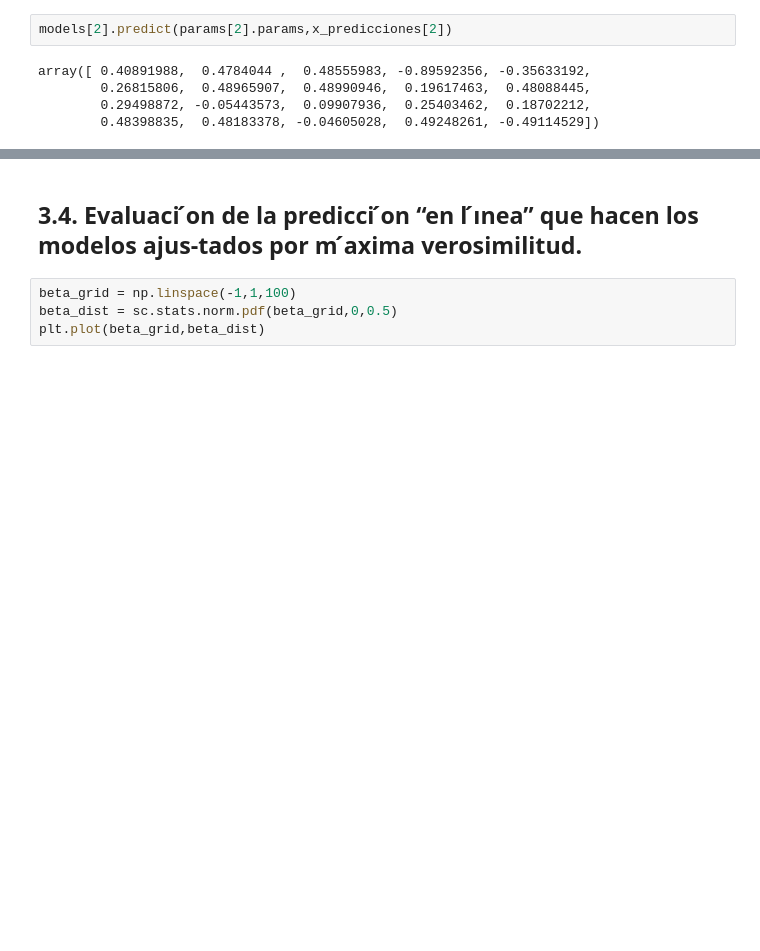
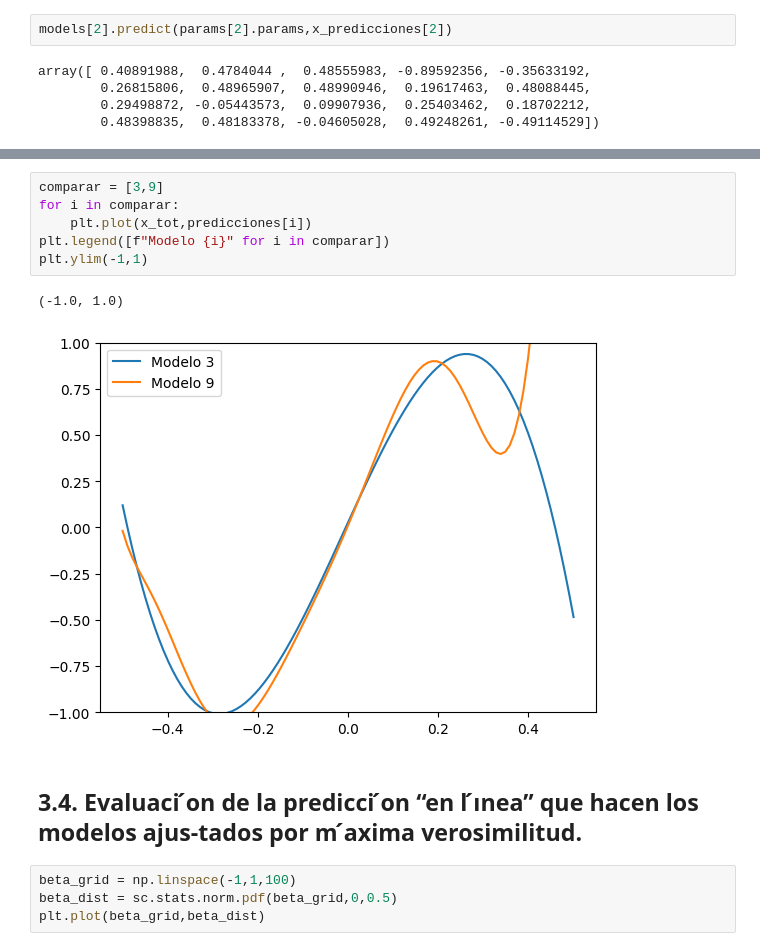
Before and after one commit to ulrich-marcelo/Inferencia-Bayesiana-Causal, a Jupyter notebook: Practicas/Unidad 1/guia1.ipynb, the cells around one changed output, grey strips where cells are left out. Saved outputs shown, nothing was run; the diff lists cells and outputs as text; blank space fills up the shorter version.

```diff
--- a/Practicas/Unidad 1/guia1.ipynb
+++ b/Practicas/Unidad 1/guia1.ipynb
@@ -452,3 +453,12 @@ plt.legend([f"Modelo {i}" for i in range(10)])
+# %%
+comparar = [3,9]
+for i in comparar:
+    plt.plot(x_tot,predicciones[i])
+plt.legend([f"Modelo {i}" for i in comparar])
+plt.ylim(-1,1)
+# %% [output]
+(-1.0, 1.0)
+[figure, added]
 # %% [markdown]
 ## 3.4. Evaluaci ́on de la predicci ́on “en l ́ınea” que hacen los modelos ajus-tados por m ́axima verosimilitud.
 # %%
```
Also changed, not shown: parts of 7 cells of this notebook.
